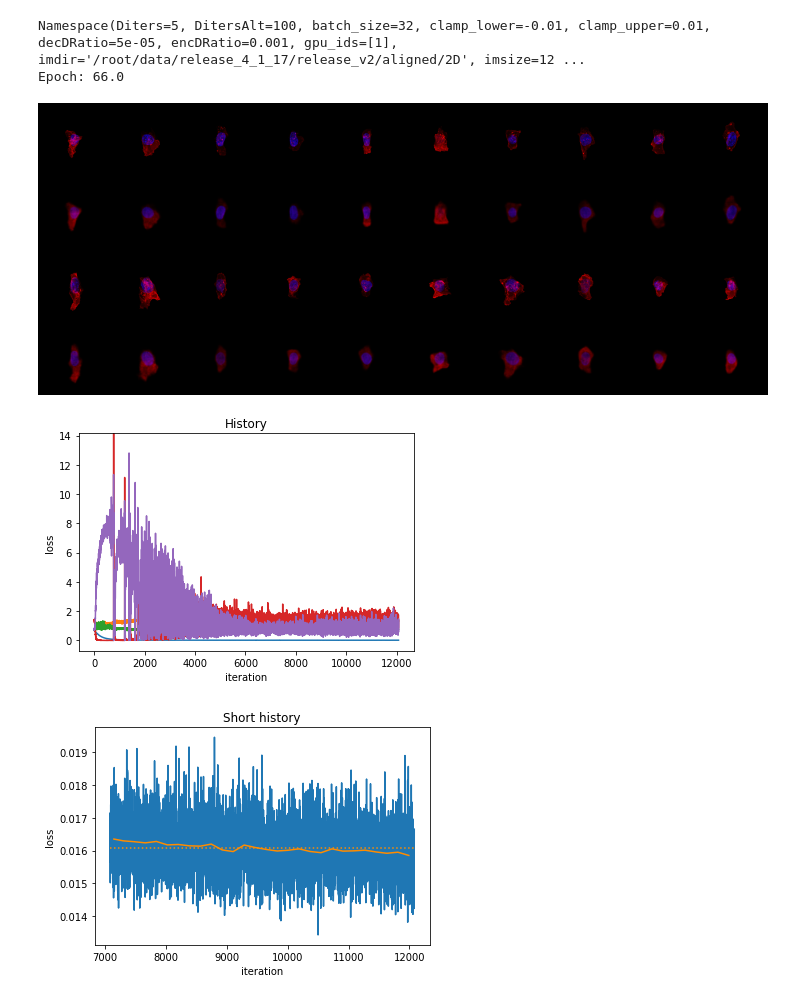
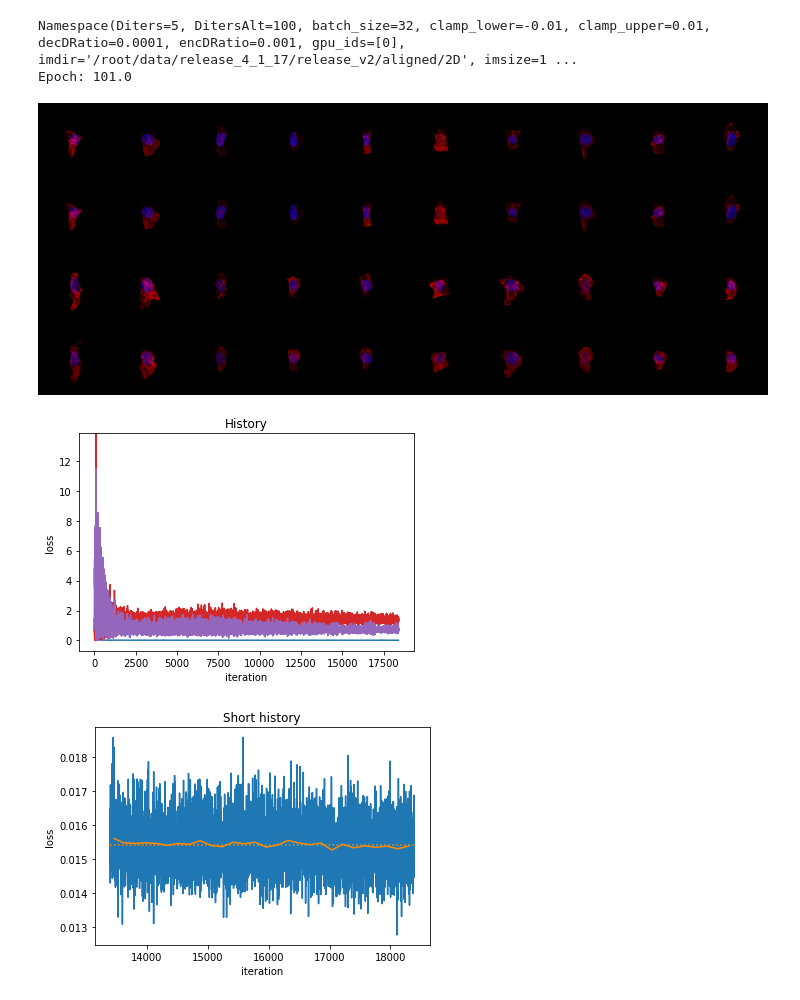
Before and after one commit to AllenCellModeling/pytorch_integrated_cell, a Jupyter notebook: plot_error.ipynb, the cells around one changed output. Cells and saved outputs as stored; diff of their text form; code cells hidden in the pictures.

```diff
--- a/plot_error.ipynb
+++ b/plot_error.ipynb
@@ -87,7 +87,7 @@ model_dir = './test_aaegan/aaegan_128_26/' #--train legacy
 model_dir = './test_aaegan/aaegan_128_27/'
 # model_dir = './test_aaegan/aaegan_128_28/'
 model_dir = './test_aaegan/aaegan_128_29/'
-# model_dir = './test_aaegan/aaegan_128_30/'
+model_dir = './test_aaegan/aaegan_128_30/'
 
 
 history = 5000
@@ -138,34 +138,34 @@ for uepoch in uepochs:
     inds = np.equal(epochs, uepoch)
     loss = np.mean(losses[inds])
     epoch_losses[i] = loss
     epoch_iters[i] = np.mean(iters[inds])
     i+=1
 
 mval = np.mean(losses)
 
 plt.figure(2)
 plt.plot(x, y)
 plt.plot(epoch_iters, epoch_losses, color='darkorange')
 plt.plot([np.min(iters), np.max(iters)], [mval, mval], color='darkorange', linestyle=':')
 
 plt.title('Short history')
 plt.xlabel('iteration')
 plt.ylabel('loss')
 
 plt.figure(3)
 plt.scatter(embedding[:,0], embedding[:,1])
 plt.xlim([-4, 4])
 plt.ylim([-4, 4])
 plt.axis('equal')
 plt.xlabel('z1')
 plt.ylabel('z2')
 plt.title('latent space embedding')
 
 im_progress_path = '{0}/progress_{1}.png'.format(model_dir, epoch)
 display(Image(im_progress_path, unconfined=True))
 # %% [output]
-Namespace(Diters=5, DitersAlt=100, batch_size=32, clamp_lower=-0.01, clamp_upper=0.01, decDRatio=5e-05, encDRatio=0.001, gpu_ids=[1], imdir='/root/data/release_4_1_17/release_v2/aligned/2D', imsize=12 ...
-Epoch: 66.0
+Namespace(Diters=5, DitersAlt=100, batch_size=32, clamp_lower=-0.01, clamp_upper=0.01, decDRatio=0.0001, encDRatio=0.001, gpu_ids=[0], imdir='/root/data/release_4_1_17/release_v2/aligned/2D', imsize=1 ...
+Epoch: 101.0
 [figure]
-[figure, old version]
+[figure, new version]
-[figure, old version]
+[figure, new version]
```
Also changed, not shown: parts of 1 cell of this notebook.
